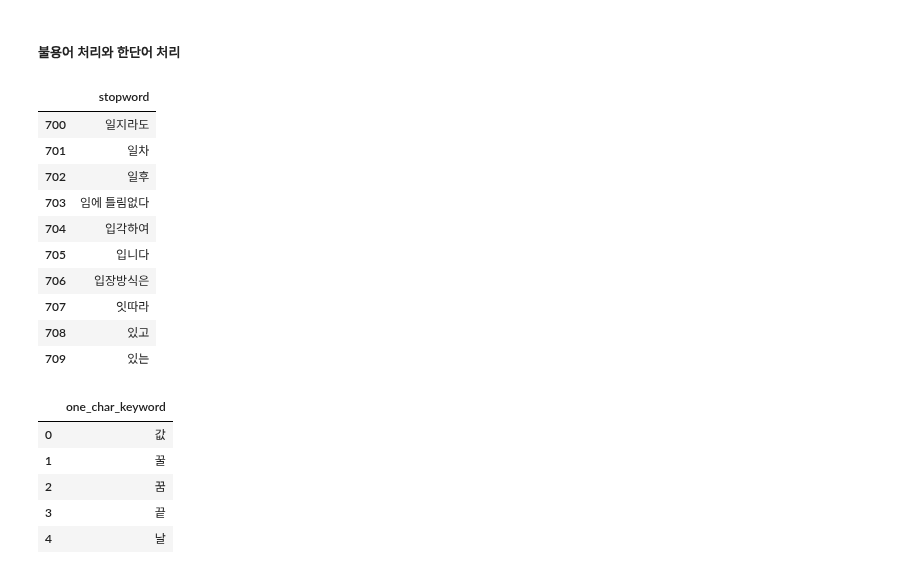
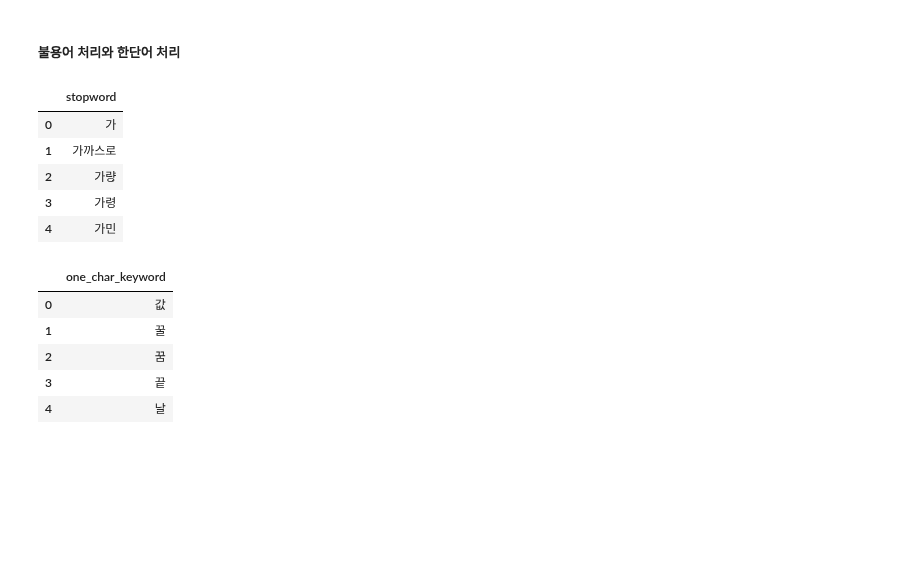
Before and after one commit to estskyway/project_data_analystics, a Jupyter notebook: codes/데이터 전처리/hyein_total_preprocess.ipynb, the cells around one changed output. Saved outputs shown, nothing was run; the diff lists cells and outputs as text; code cells hidden in the pictures; blank space fills up the shorter version.

```diff
--- a/codes/데이터 전처리/hyein_total_preprocess.ipynb
+++ b/codes/데이터 전처리/hyein_total_preprocess.ipynb
@@ -174,19 +174,14 @@ df[:5]
 # %%
 # 불용어 사전 불러오기
 df_stopwords = pd.read_excel('../../datasets/stopword_concat.xlsx')
-df_stopwords[700:710]
+df_stopwords[:5]
 # %% [output]
 |  | stopword |
-| 700 | 일지라도 |
-| 701 | 일차 |
-| 702 | 일후 |
-| 703 | 임에 틀림없다 |
-| 704 | 입각하여 |
-| 705 | 입니다 |
-| 706 | 입장방식은 |
-| 707 | 잇따라 |
-| 708 | 있고 |
-| 709 | 있는 |
+| 0 | 가 |
+| 1 | 가까스로 |
+| 2 | 가량 |
+| 3 | 가령 |
+| 4 | 가민 |
 # %%
 # 한단어 사전 불러오기
 df_onewords = pd.read_excel('../../datasets/oneword_concat.xlsx')
```
Also changed, not shown: parts of 5 cells of this notebook, 1 other file.
